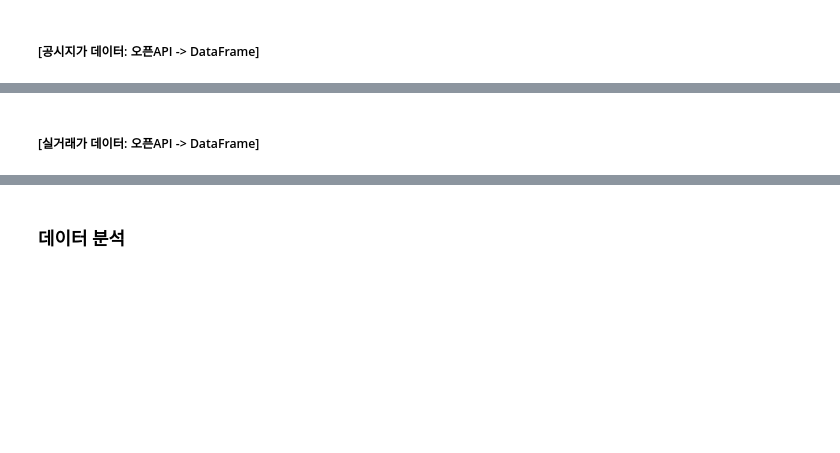
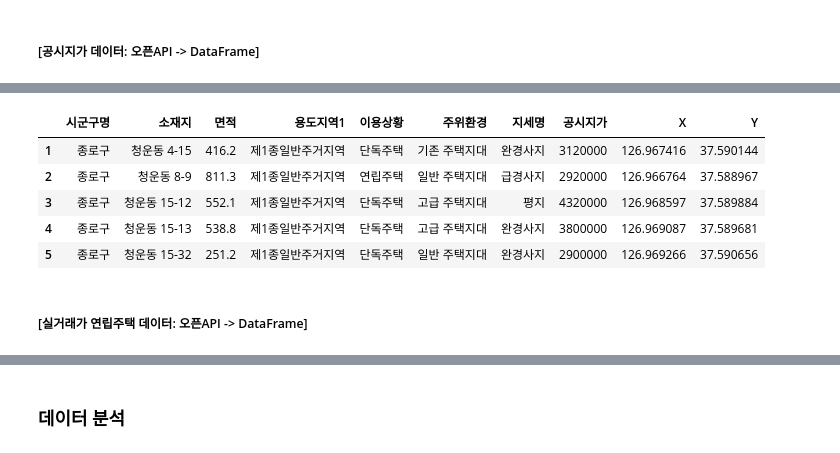
Before and after one commit to cutz-j/BigData-project, a Jupyter notebook: Project_md_kernel.ipynb, the cells around one changed output, grey strips where cells are left out. Saved outputs shown, nothing was run; the diff lists cells and outputs as text; code cells hidden in the pictures; blank space fills up the shorter version.

```diff
--- a/Project_md_kernel.ipynb
+++ b/Project_md_kernel.ipynb
@@ -89,0 +175,6 @@ all_data.head()
+# %%
+data01=data[['소재지','X','Y']]
+data02=data1[['소재지','X','Y']]
+data03=data2[['소재지','X','Y']]
+clean_data01=pd.concat([data01,data02,data03],axis=0)
+clean_data01.head()
@@ -90,2 +199,18 @@ all_data.head()
+# %%
+all_house_clean=pd.merge(house_clean,clean_data01,on='소재지')
+all_house_clean01 = all_house_clean.drop(["시도명",'형상명','일련번호','용도지역2','지리적위치2','시군구','읍면동리','지번구분','본번지','부번지'], 1)
+check= all_house_clean01['지목']=='대'
+all_house_clean02=all_house_clean01[check]
+all_house_clean03 = all_house_clean02.drop(['지목','도로교통','지리적위치1'], 1)
+check=all_house_clean03['이용상황']!='자연림'
+all_house_clean04 = all_house_clean03[check]
+all_house_clean04.head()
+# %% [output]
+|  | 시군구명 | 소재지 | 면적 | 용도지역1 | 이용상황 | 주위환경 | 지세명 | 공시지가 | X | Y |
+| 1 | 종로구 | 청운동 4-15 | 416.2 | 제1종일반주거지역 | 단독주택 | 기존 주택지대 | 완경사지 | 3120000 | 126.967416 | 37.590144 |
+| 2 | 종로구 | 청운동 8-9 | 811.3 | 제1종일반주거지역 | 연립주택 | 일반 주택지대 | 급경사지 | 2920000 | 126.966764 | 37.588967 |
+| 3 | 종로구 | 청운동 15-12 | 552.1 | 제1종일반주거지역 | 단독주택 | 고급 주택지대 | 평지 | 4320000 | 126.968597 | 37.589884 |
+| 4 | 종로구 | 청운동 15-13 | 538.8 | 제1종일반주거지역 | 단독주택 | 고급 주택지대 | 완경사지 | 3800000 | 126.969087 | 37.589681 |
+| 5 | 종로구 | 청운동 15-32 | 251.2 | 제1종일반주거지역 | 단독주택 | 일반 주택지대 | 완경사지 | 2900000 | 126.969266 | 37.590656 |
 # %% [markdown]
-##### [실거래가 데이터: 오픈API -> DataFrame]
+##### [실거래가 연립주택 데이터: 오픈API -> DataFrame]
```
Also changed, not shown: parts of 37 cells of this notebook.
